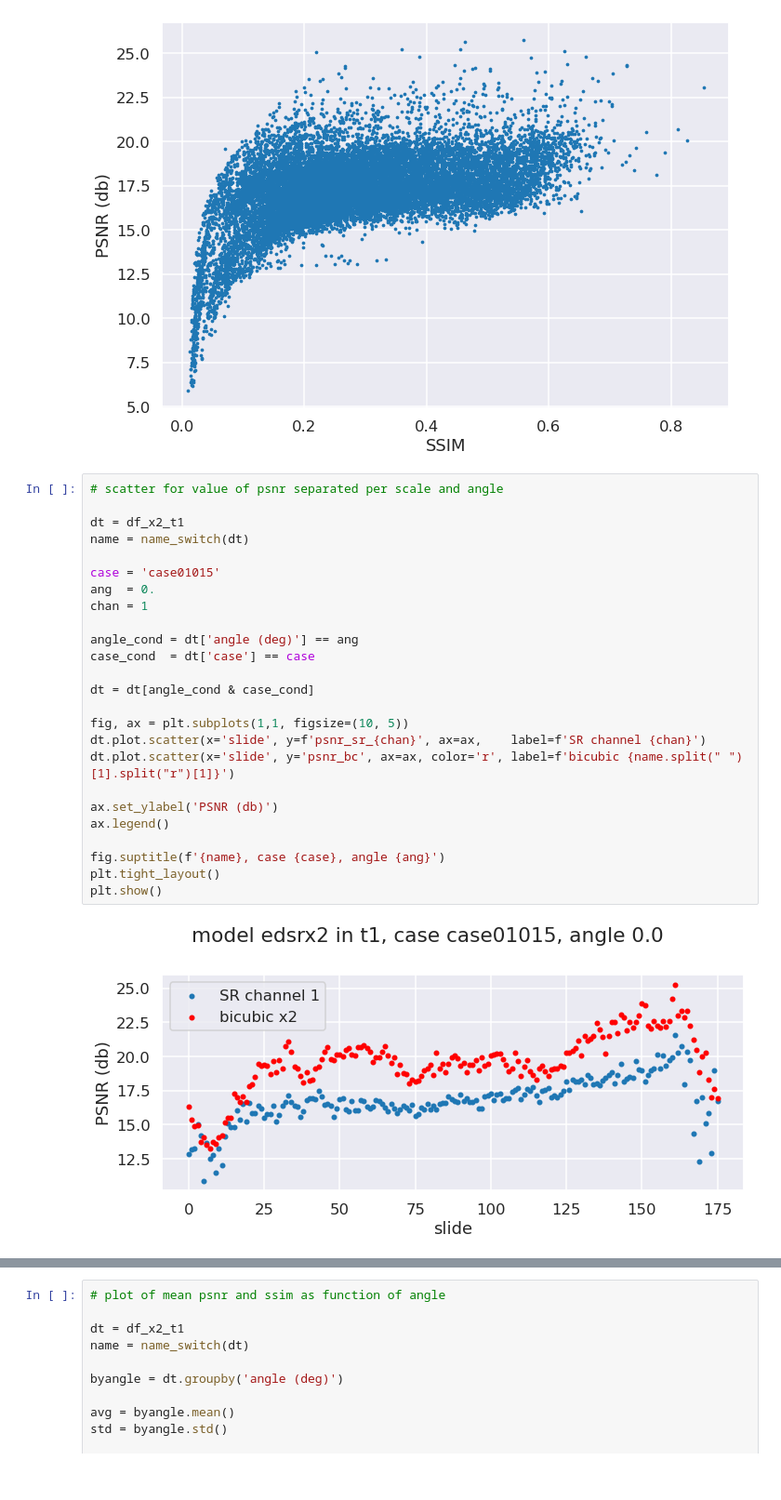
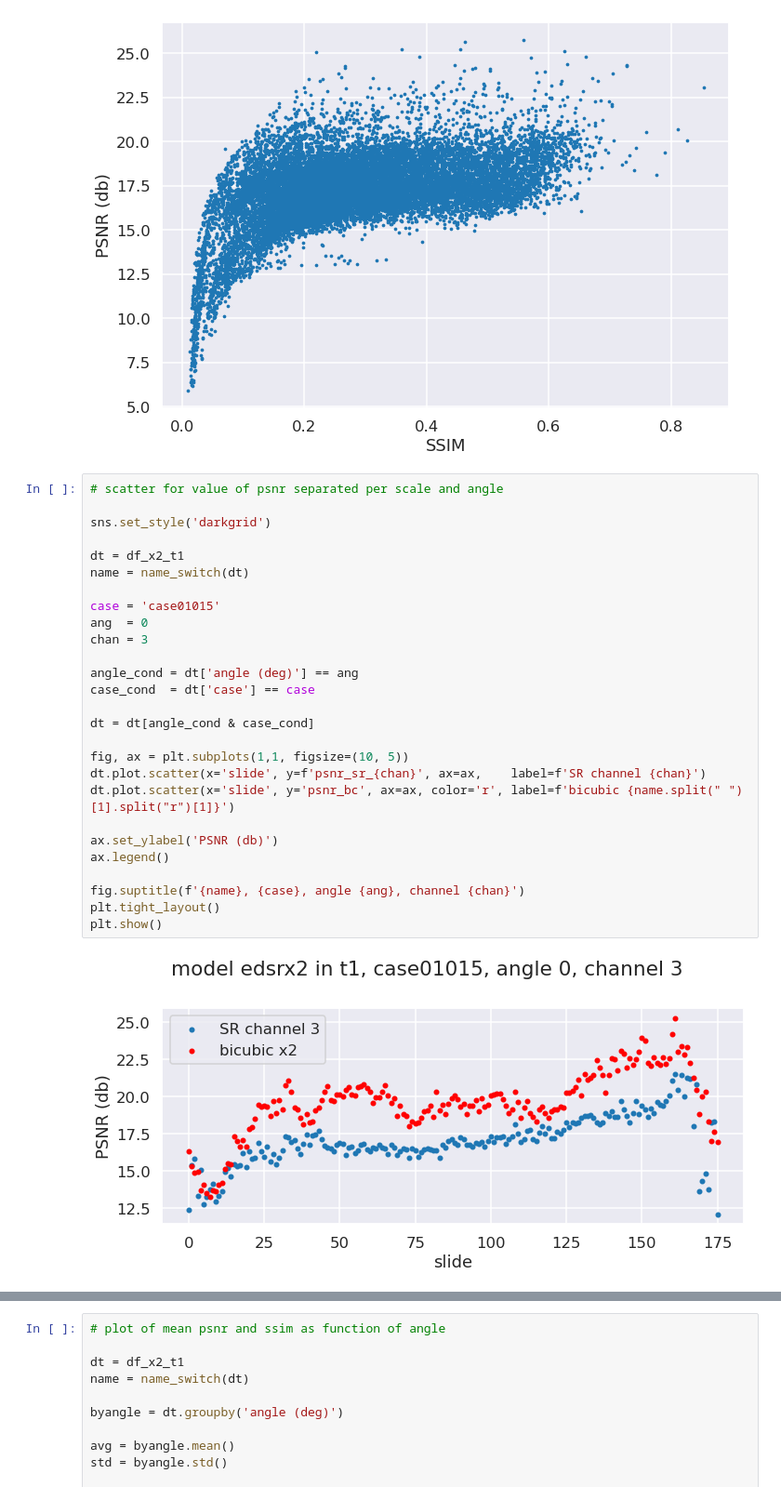
Before and after one commit to Mat092/MasterThesis, a Jupyter notebook: script/plot_psnr_ssim.ipynb, the cells around one changed output, grey strips where cells are left out. Shown at 93% size. Saved outputs shown, nothing was run; the diff lists cells and outputs as text.

```diff
--- a/script/plot_psnr_ssim.ipynb
+++ b/script/plot_psnr_ssim.ipynb
@@ -167,31 +223,33 @@ plt.show()
 [figure]
 # %%
 # scatter for value of psnr separated per scale and angle
+
+sns.set_style('darkgrid')
 
 dt = df_x2_t1
 name = name_switch(dt)
 
 case = 'case01015'
-ang  = 0.
-chan = 1
+ang  = 0
+chan = 3
 
 angle_cond = dt['angle (deg)'] == ang
 case_cond  = dt['case'] == case
 
 dt = dt[angle_cond & case_cond]
 
 fig, ax = plt.subplots(1,1, figsize=(10, 5))
 dt.plot.scatter(x='slide', y=f'psnr_sr_{chan}', ax=ax,    label=f'SR channel {chan}')
 dt.plot.scatter(x='slide', y='psnr_bc', ax=ax, color='r', label=f'bicubic {name.split(" ")[1].split("r")[1]}')
 
 ax.set_ylabel('PSNR (db)')
 ax.legend()
 
-fig.suptitle(f'{name}, case {case}, angle {ang}')
+fig.suptitle(f'{name}, {case}, angle {ang}, channel {chan}')
 plt.tight_layout()
 plt.show()
 # %% [output]
-[figure, old version]
+[figure, new version]
 # %%
 # scatter for value of ssim separated per case and angle
 
```
Also changed, not shown: parts of 11 cells of this notebook, 5 other files.
